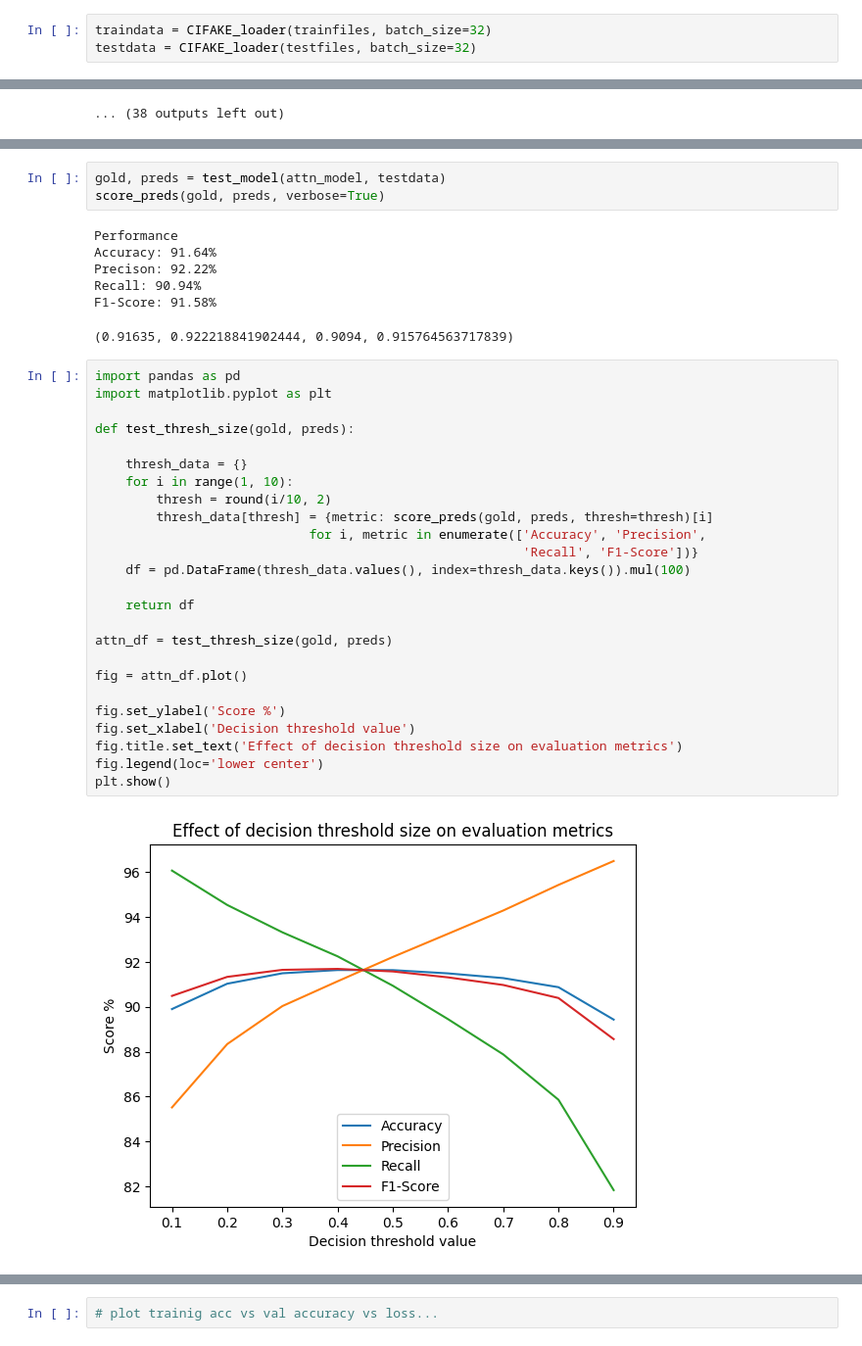
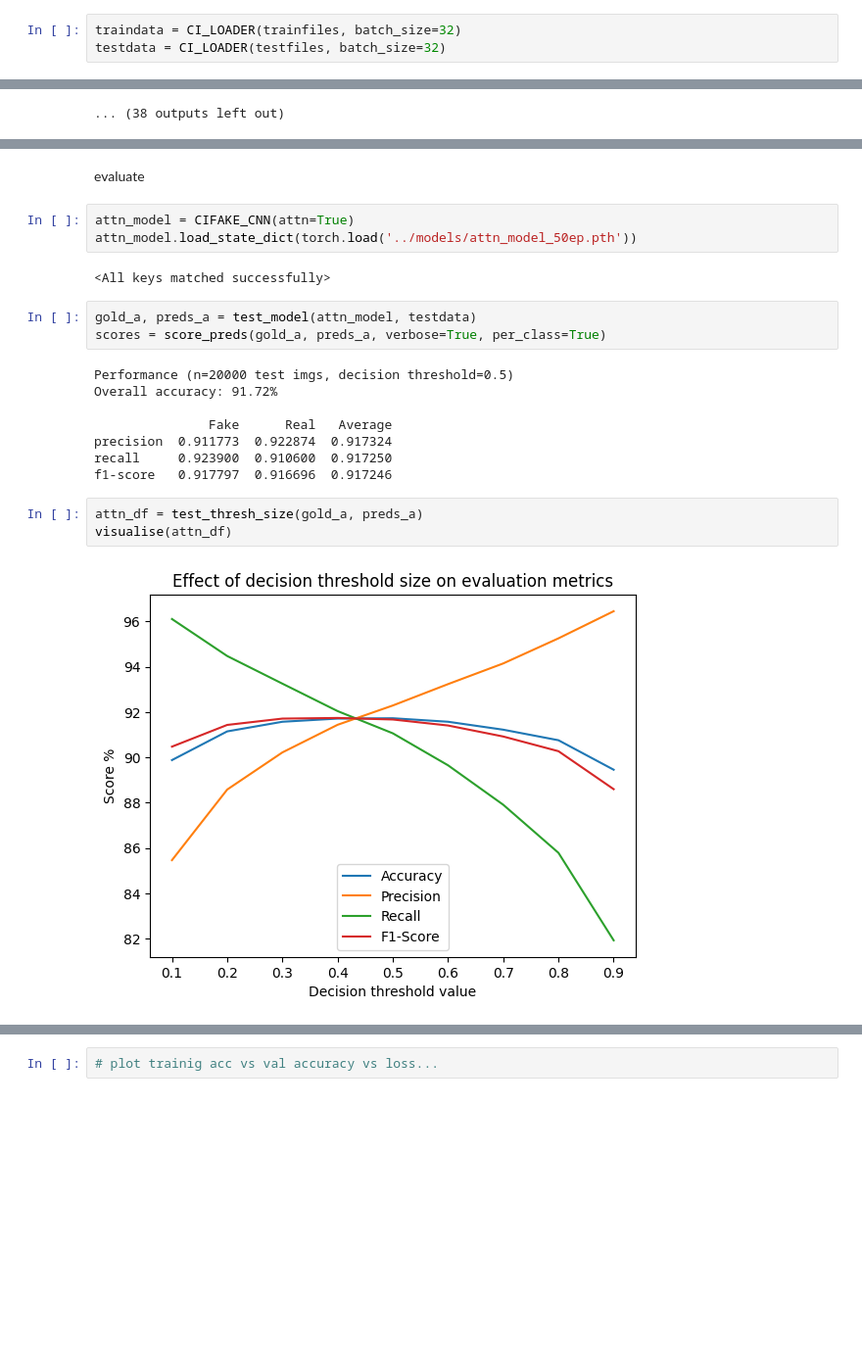
Before and after one commit to jshrdt/aics-project, a Jupyter notebook: code/aics0.ipynb, the cells around one changed output, grey strips where cells are left out. Shown at 98% size. Cells and saved outputs as stored; diff of their text form; blank space fills up the shorter version.

```diff
--- a/code/aics0.ipynb
+++ b/code/aics0.ipynb
@@ -39,8 +37,8 @@ len(trainfiles), trainfiles[0]
 # plt.imshow(np.transpose(npimg, (1, 2, 0)))
 # plt.show()
 # %%
-traindata = CIFAKE_loader(trainfiles, batch_size=32)
-testdata = CIFAKE_loader(testfiles, batch_size=32)
+traindata = CI_LOADER(trainfiles, batch_size=32)
+testdata = CI_LOADER(testfiles, batch_size=32)
 # %% [markdown]
 ### Base model
 Cifar10_tutorial.ipynb; mod for binary classification
@@ -175,40 +165,26 @@ torch.save(attn_model.state_dict(), "./attn_model_50ep.pth")
+# %% [markdown]
+evaluate
+# %%
+attn_model = CIFAKE_CNN(attn=True)
+attn_model.load_state_dict(torch.load('../models/attn_model_50ep.pth'))
+# %% [output]
+<All keys matched successfully>
 # %%
-gold, preds = test_model(attn_model, testdata)
-score_preds(gold, preds, verbose=True)
+gold_a, preds_a = test_model(attn_model, testdata)
+scores = score_preds(gold_a, preds_a, verbose=True, per_class=True)
 # %% [output]
-Performance
-Accuracy: 91.64%
-Precison: 92.22%
-Recall: 90.94%
-F1-Score: 91.58%
+Performance (n=20000 test imgs, decision threshold=0.5)
+Overall accuracy: 91.72%
+
+               Fake      Real   Average
+precision  0.911773  0.922874  0.917324
+recall     0.923900  0.910600  0.917250
+f1-score   0.917797  0.916696  0.917246
-(0.91635, 0.922218841902444, 0.9094, 0.915764563717839)
-# %%
-import pandas as pd
-import matplotlib.pyplot as plt
-
-def test_thresh_size(gold, preds):
-
-    thresh_data = {}
-    for i in range(1, 10):
-        thresh = round(i/10, 2)
-        thresh_data[thresh] = {metric: score_preds(gold, preds, thresh=thresh)[i]
-                            for i, metric in enumerate(['Accuracy', 'Precision',
-                                                        'Recall', 'F1-Score'])}
-    df = pd.DataFrame(thresh_data.values(), index=thresh_data.keys()).mul(100)
-
-    return df
-
-attn_df = test_thresh_size(gold, preds)
-
-fig = attn_df.plot()
-
-fig.set_ylabel('Score %')
-fig.set_xlabel('Decision threshold value')
-fig.title.set_text('Effect of decision threshold size on evaluation metrics')
-fig.legend(loc='lower center')
-plt.show()
-# %% [output]
-[figure, removed]
+# %%
+attn_df = test_thresh_size(gold_a, preds_a)
+visualise(attn_df)
+# %% [output]
+[figure, added]
 # %%
 attn_df
 # %% [output]
```
Also changed, not shown: parts of 10 cells of this notebook, 11 other files.
